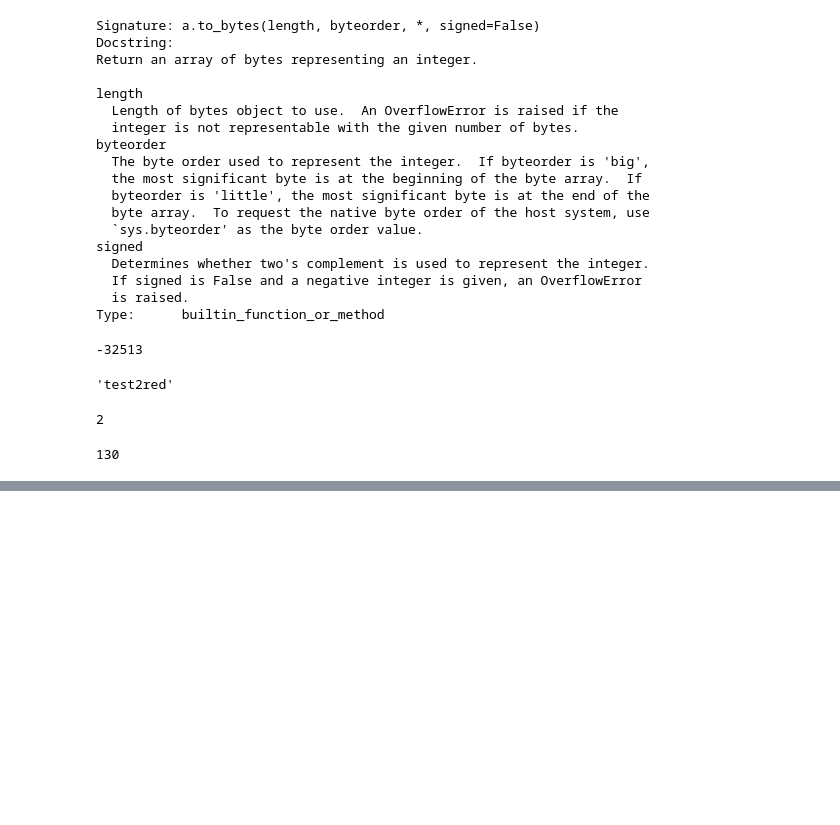
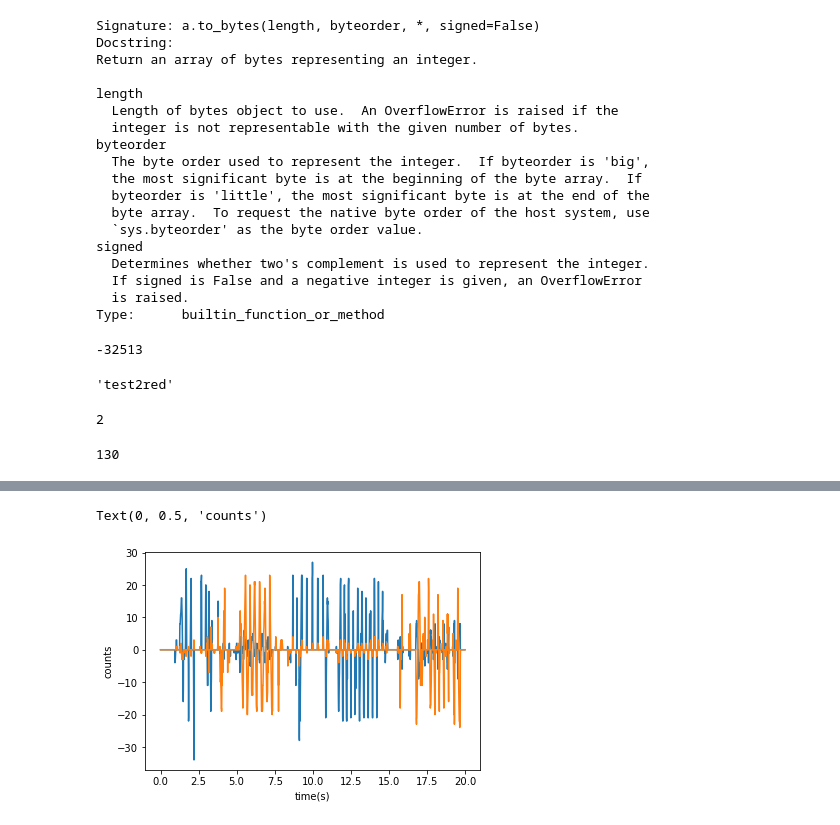
Before and after one commit to isaroomansledo/PyTreadmillTask, a Jupyter notebook: test.ipynb, the cells around one changed output, grey strips where cells are left out. Cells and saved outputs as stored; diff of their text form; code cells hidden in the pictures; blank space fills up the shorter version.

Commit message:
add test for data

```diff
--- a/test.ipynb
+++ b/test.ipynb
@@ -85,0 +84,13 @@ int.from_bytes(bytes(b)+bytes(c), 'little')
+# %%
+import numpy as np
+import matplotlib.pyplot as plt
+
+def load_analog_data(file_path):
+    '''Load a pyControl analog data file and return the contents as a numpy array
+    whose first column is timestamps (ms) and second data values.'''
+    with open(file_path, 'rb') as f:
+        return np.fromfile(f, dtype='<i').reshape(-1,2)
+# %%
+d = load_analog_data ('/home/msafaie/Downloads/dd-2021-07-07-095848_test.pca')
+
+d.shape
@@ -85,0 +109,15 @@ int.from_bytes(bytes(b)+bytes(c), 'little')
+# %%
+data = d[:,1]
+
+data = [int.to_bytes(int(a), 2, 'little', signed=False) for a in data]
+# %%
+x = [int.from_bytes(a[0:1],'little',signed=True) for a in data]
+y = [int.from_bytes(a[1:],'little',signed=True) for a in data]
+# %%
+plt.plot(d[:,0]/1000,x)
+plt.plot(d[:,0]/1000,y)
+plt.xlabel('time(s)')
+plt.ylabel('counts')
+# %% [output]
+Text(0, 0.5, 'counts')
+[figure, added]
```
Also changed, not shown: parts of 8 cells of this notebook.
